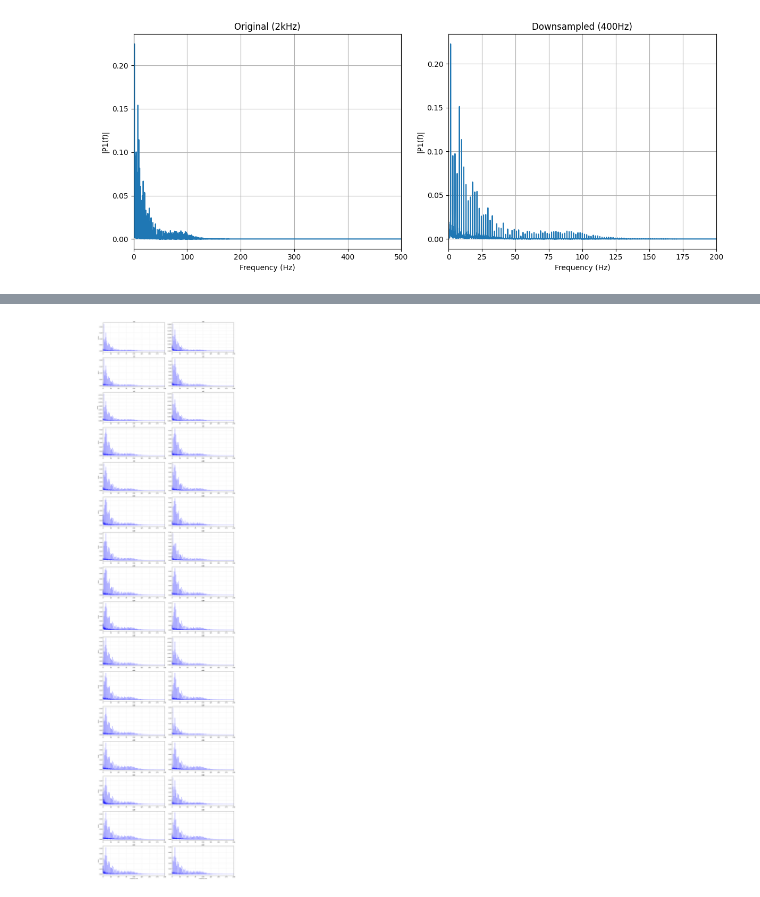
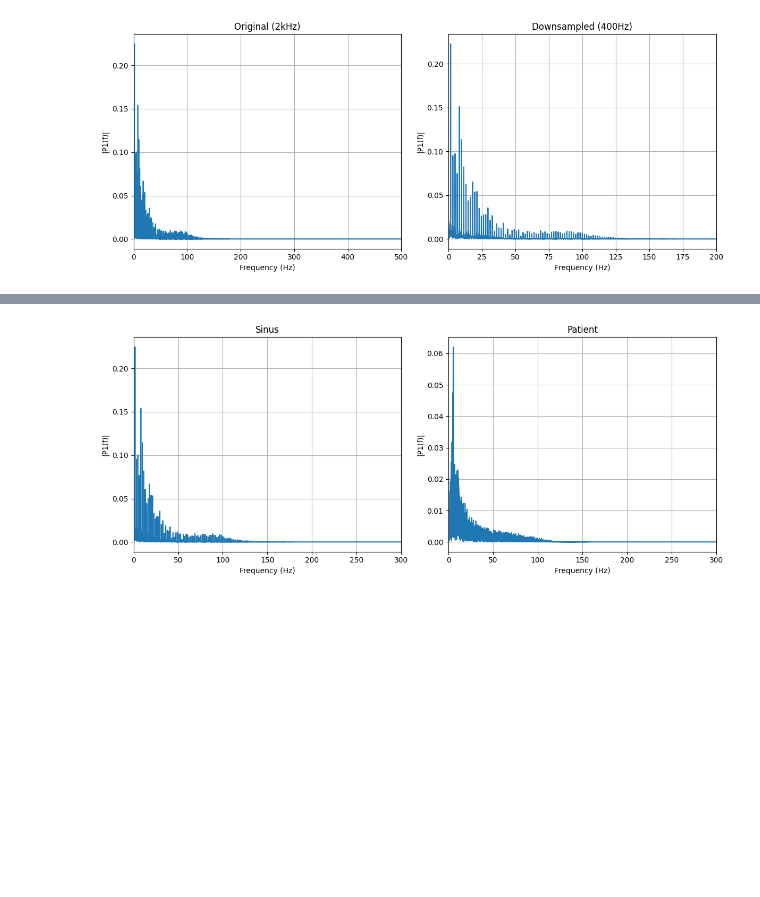
Before and after one commit to mirzasharmin1/EGM-arrythmia-detection, a Jupyter notebook: frequency_plots.ipynb, the cells around one changed output, grey strips where cells are left out. Cells and saved outputs as stored; diff of their text form; code cells hidden in the pictures; blank space fills up the shorter version.

```diff
--- a/frequency_plots.ipynb
+++ b/frequency_plots.ipynb
@@ -172,4 +168,36 @@ plot_all_32_spectra(downsampled_patient_df, 400, 'figures/patient_spectra.png')
-# %%
-plot_all_32_spectra(downsampled_sinus_df, 400, 'figures/sinus_spectra.png')
-# %% [output]
-[figure, removed]
+# %%
+def plot_signal_comparison_fft(sinus_df, patient_df, column_name, output_path):
+    # Extract signals
+    sinus_signal = sinus_df[column_name].values.squeeze()
+    patient_signal = patient_df[column_name].values.squeeze()
+
+    # Calculate FFT spectra using Eleanna's method
+    f_sinus, spectrum_sinus = compute_fft_spectrum(sinus_signal, 2000)
+    f_patient, spectrum_patient = compute_fft_spectrum(patient_signal, 2000)
+
+    # Plot comparison
+    plt.figure(figsize=(12, 5))
+
+    plt.subplot(1, 2, 1)
+    plt.plot(f_sinus, spectrum_sinus)
+    plt.xlabel('Frequency (Hz)')
+    plt.ylabel('|P1(f)|')
+    plt.title('Sinus')
+    plt.grid(True)
+    plt.xlim(0, 300)
+
+    plt.subplot(1, 2, 2)
+    plt.plot(f_patient, spectrum_patient)
+    plt.xlabel('Frequency (Hz)')
+    plt.ylabel('|P1(f)|')
+    plt.title('Patient')
+    plt.grid(True)
+    plt.xlim(0, 300)
+
+    plt.tight_layout()
+    plt.savefig(output_path)
+    plt.show()
+# %%
+plot_signal_comparison_fft(original_sinus_df, original_patient_df, 'c1', 'figures/spectrum_comparison_sinus_vs_patient.png')
+# %% [output]
+[figure, added]
```
Also changed, not shown: parts of 1 cell of this notebook, 6 other files.
